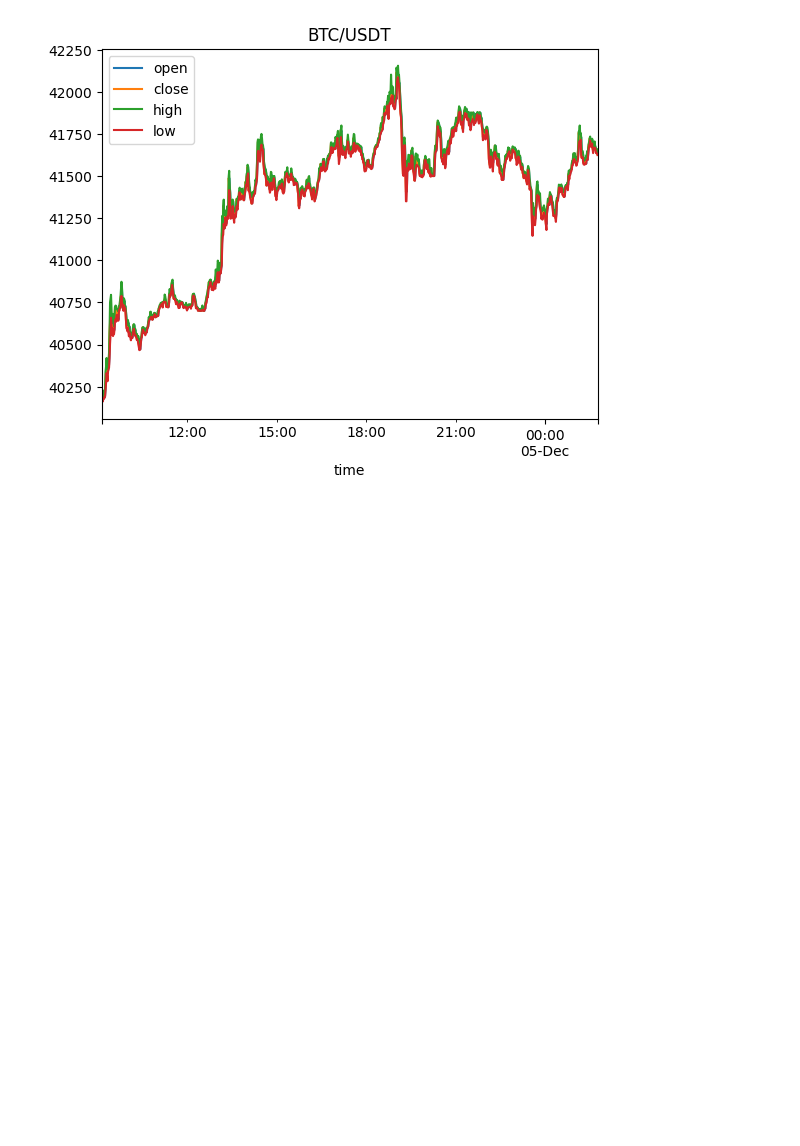
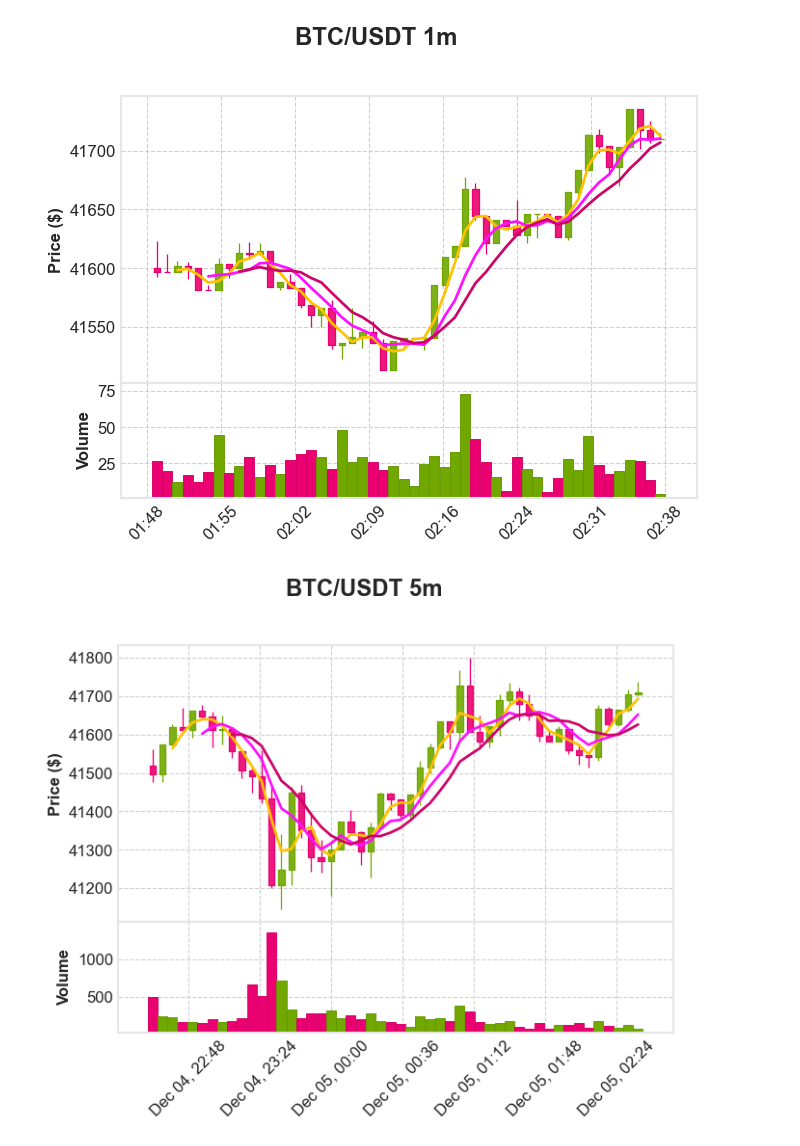
Before and after one commit to better-py/learn-py, a Jupyter notebook: packages/py-try/try-ccxt/src/try_ccxt/tr_binance.ipynb, the cells around one changed output. Drawn from its saved outputs; the diff is of its cells as text; code cells hidden in the pictures; blank space fills up the shorter version.

```diff
--- a/packages/py-try/try-ccxt/src/try_ccxt/tr_binance.ipynb
+++ b/packages/py-try/try-ccxt/src/try_ccxt/tr_binance.ipynb
@@ -1,9 +1,8 @@
 # %%
 
 import ccxt
-import matplotlib.pyplot as plt
+import mplfinance as mpf
 import pandas as pd
-from loguru import logger
 
 
 def try_ccxt():
@@ -19,37 +18,46 @@ def try_ccxt():
 
     ticker = exchange.fetch_ticker('BTC/USDT')
     df = pd.DataFrame(ticker)
-    logger.info(df)
+    # logger.info(df)
 
-    df = pd.DataFrame(
-        exchange.fetch_ohlcv('BTC/USDT', timeframe='1m', limit=1000),
-        columns=['time', 'open', 'high', 'low', 'close', 'volume']
-    )
+    for (ts, limit) in [
+        ('1m', 50),
+        ('5m', 50),  # 5分钟, 100 条
+        ('15m', 100),
+        ('30m', 100),
+        ('1h', 100)
+    ]:
+        df = pd.DataFrame(
+            exchange.fetch_ohlcv(
+                'BTC/USDT',
+                timeframe=ts,
+                limit=limit
+            ),
+            columns=['time', 'open', 'high', 'low', 'close', 'volume']
+        )
+        # 绘制图表
+        df.set_index('time', inplace=True)
+        # 时间改为北京时间
+        df.index = pd.to_datetime(df.index, unit='ms') + pd.Timedelta(hours=8)
+        # 画出开盘/收盘价格对比图
+        # df[['open', 'close', 'high', 'low']].plot()
 
-    logger.info(f'1m ticks: {df}')
+        # K线图
+        mpf.plot(
+            df,
+            type='candle',
+            style='binance',  # style='yahoo', 'charles', 'nightclouds', binance
+            ylabel='Price ($)',
+            mav=(3, 6, 9),
+            volume=True,
+            show_nontrading=True,
+            title=f'BTC/USDT {ts}',
+        )
 
-    # 绘制图表
-    df.set_index('time', inplace=True)
-    # 时间改为北京时间
-    df.index = pd.to_datetime(df.index, unit='ms') + pd.Timedelta(hours=8)
+    # 5m K线
 
-    # df['close'].plot()
-    # df['open'].plot()
-    # 画出开盘/收盘价格对比图
-    df[['open', 'close', 'high', 'low']].plot()
-
-    # 绘图方式 2:
-    plt.plot(
-        df.index,
-        df[['open', 'close', 'high', 'low']],
-        label='open',
-        linestyle='--',
-        linewidth=1,
-        alpha=0.5
-    )
-
-    plt.title('BTC/USDT')
-    plt.show()
+    # plt.title('BTC/USDT')
+    # plt.show()
 
 
 try_ccxt()
@@ -74 +65,2 @@ lastQty             BTC/USDT  1701711965614  2023-12-04T17:46:05.614Z
-[figure, old version]
+[figure, new version]
+[figure, added]
```
Also changed, not shown: parts of 1 cell of this notebook, 3 other files.
